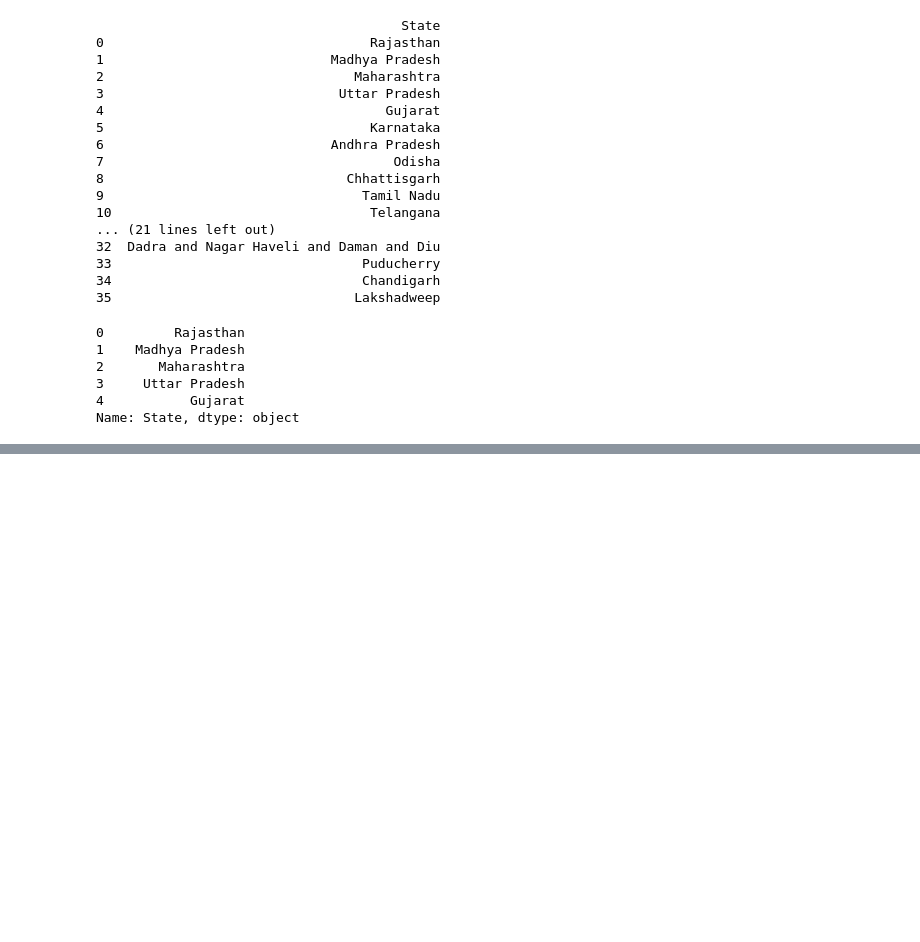
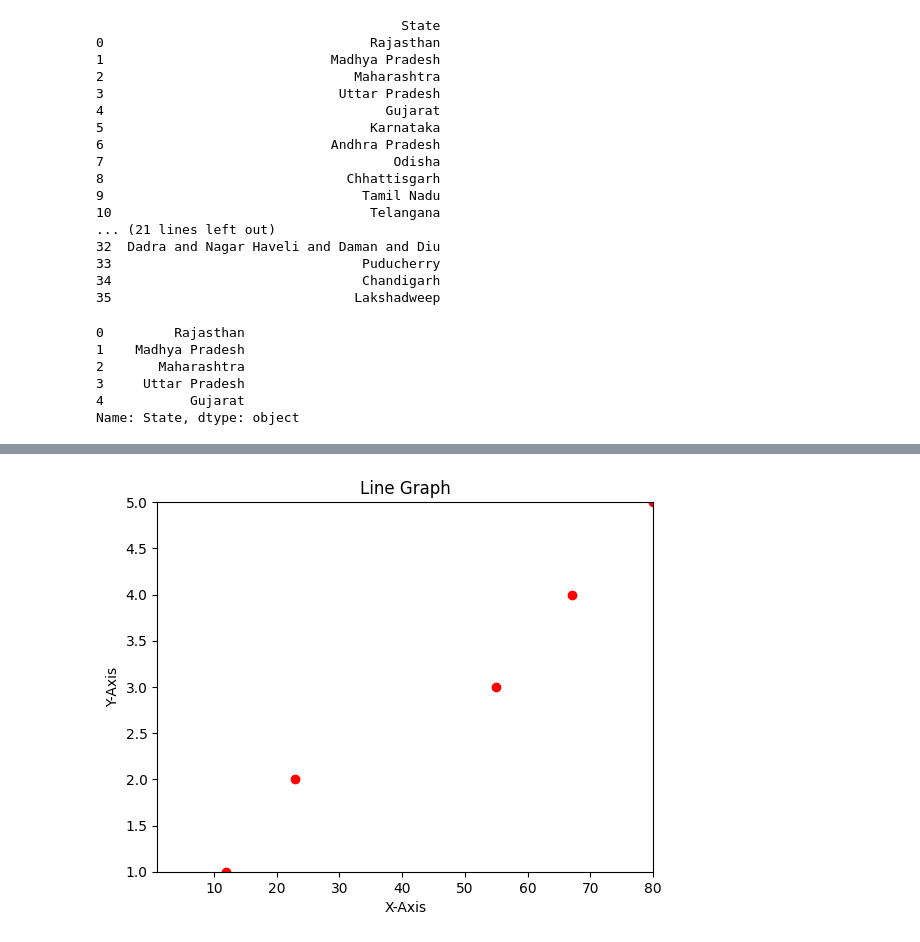
Before and after one commit to harish-44/SIC, a Jupyter notebook: 18,3,23.IPYNB, the cells around one changed output, grey strips where cells are left out. Cells and saved outputs as stored; diff of their text form; code cells hidden in the pictures; blank space fills up the shorter version.

```diff
--- a/18,3,23.IPYNB
+++ b/18,3,23.IPYNB
@@ -122,0 +323,11 @@ Name: State, dtype: object
+# %%
+import matplotlib.pyplot as plt
+
+plt.plot([12,23,55,67,80],[1,2,3,4,5],"ro")
+plt.title("Line Graph")
+plt.xlabel("X-Axis")
+plt.ylabel("Y-Axis")
+plt.axis([1,80,1,5])
+plt.show()
+# %% [output]
+[figure, added]
```
Also changed, not shown: parts of 25 cells of this notebook, 4 other files.
